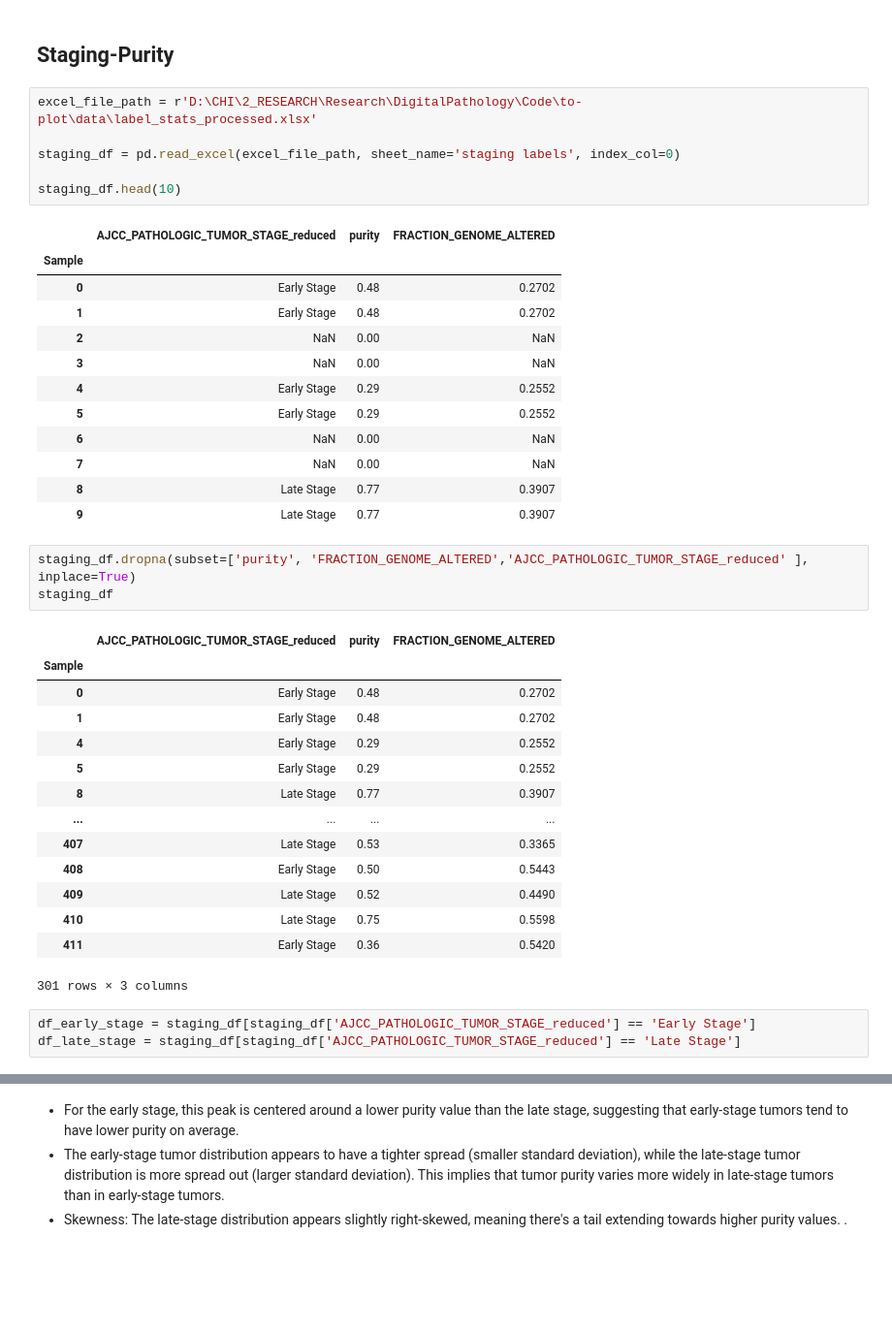
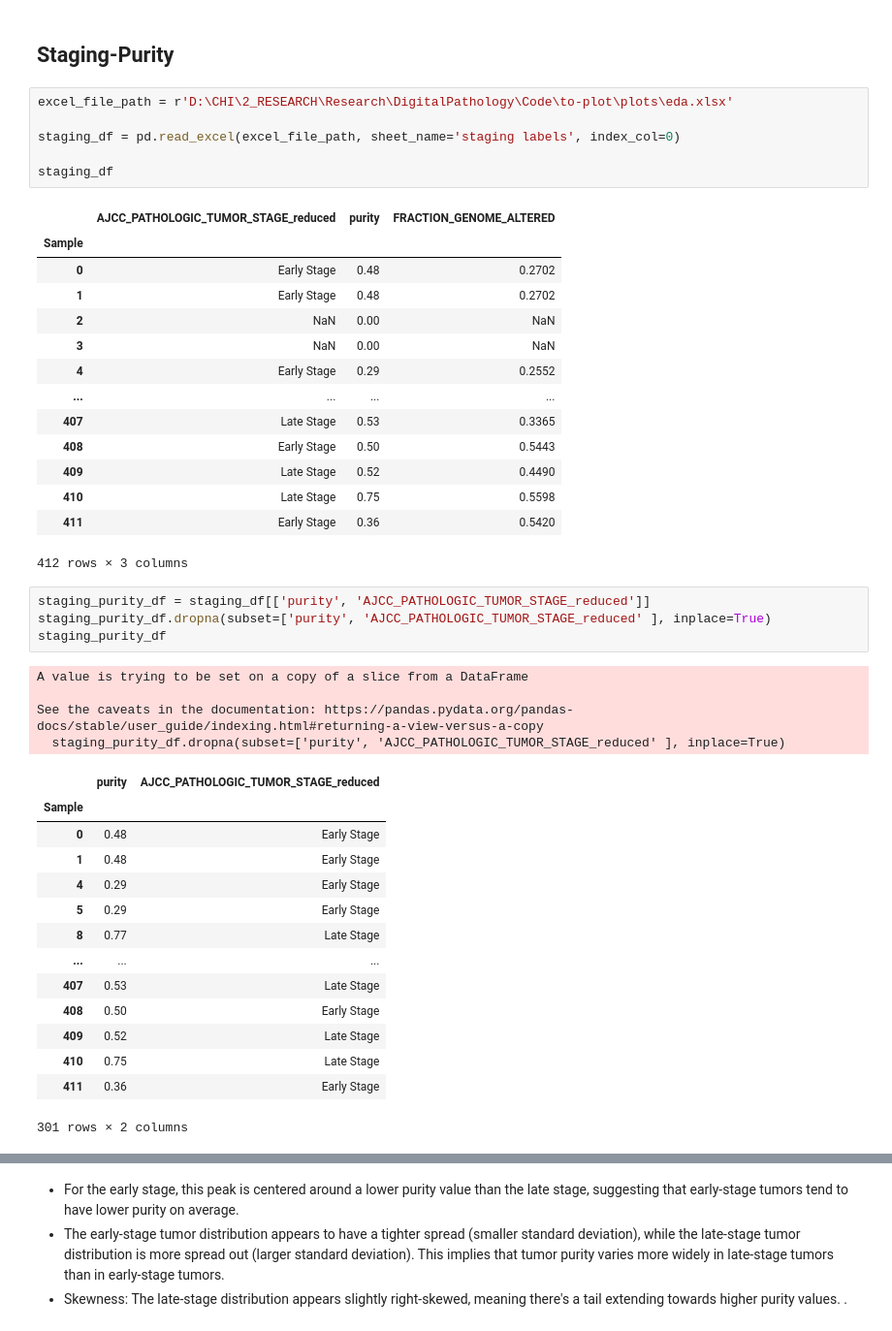
Before and after one commit to chiphan1110/BII-ITH-Viz, a Jupyter notebook: 1-label-eda.ipynb, the cells around one changed output, grey strips where cells are left out. Shown at 97% size. Drawn from its saved outputs; the diff is of its cells as text; blank space fills up the shorter version.

```diff
--- a/1-label-eda.ipynb
+++ b/1-label-eda.ipynb
@@ -206,11 +209,11 @@ Late Stage      49
 # %% [markdown]
 ## Staging-Purity
 # %%
-excel_file_path = r'D:\CHI\2_RESEARCH\Research\DigitalPathology\Code\to-plot\data\label_stats_processed.xlsx'
+excel_file_path = r'D:\CHI\2_RESEARCH\Research\DigitalPathology\Code\to-plot\plots\eda.xlsx'
 
 staging_df = pd.read_excel(excel_file_path, sheet_name='staging labels', index_col=0)
 
-staging_df.head(10)
+staging_df
 # %% [output]
 |  | AJCC_PATHOLOGIC_TUMOR_STAGE_reduced | purity | FRACTION_GENOME_ALTERED |
 | Sample |  |  |  |
@@ -219,29 +222,33 @@ staging_df.head(10)
 | 2 | NaN | 0.00 | NaN |
 | 3 | NaN | 0.00 | NaN |
 | 4 | Early Stage | 0.29 | 0.2552 |
-| 5 | Early Stage | 0.29 | 0.2552 |
-| 6 | NaN | 0.00 | NaN |
-| 7 | NaN | 0.00 | NaN |
-| 8 | Late Stage | 0.77 | 0.3907 |
-| 9 | Late Stage | 0.77 | 0.3907 |
+| ... | ... | ... | ... |
+| 407 | Late Stage | 0.53 | 0.3365 |
+| 408 | Early Stage | 0.50 | 0.5443 |
+| 409 | Late Stage | 0.52 | 0.4490 |
+| 410 | Late Stage | 0.75 | 0.5598 |
+| 411 | Early Stage | 0.36 | 0.5420 |
+412 rows × 3 columns
 # %%
-staging_df.dropna(subset=['purity', 'FRACTION_GENOME_ALTERED','AJCC_PATHOLOGIC_TUMOR_STAGE_reduced' ], inplace=True)
-staging_df
+staging_purity_df = staging_df[['purity', 'AJCC_PATHOLOGIC_TUMOR_STAGE_reduced']]
+staging_purity_df.dropna(subset=['purity', 'AJCC_PATHOLOGIC_TUMOR_STAGE_reduced' ], inplace=True)
+staging_purity_df
 # %% [output]
+A value is trying to be set on a copy of a slice from a DataFrame
+
+See the caveats in the documentation: https://pandas.pydata.org/pandas-docs/stable/user_guide/indexing.html#returning-a-view-versus-a-copy
+  staging_purity_df.dropna(subset=['purity', 'AJCC_PATHOLOGIC_TUMOR_STAGE_reduced' ], inplace=True)
-|  | AJCC_PATHOLOGIC_TUMOR_STAGE_reduced | purity | FRACTION_GENOME_ALTERED |
-| Sample |  |  |  |
-| 0 | Early Stage | 0.48 | 0.2702 |
-| 1 | Early Stage | 0.48 | 0.2702 |
-| 4 | Early Stage | 0.29 | 0.2552 |
-| 5 | Early Stage | 0.29 | 0.2552 |
-| 8 | Late Stage | 0.77 | 0.3907 |
-| ... | ... | ... | ... |
-| 407 | Late Stage | 0.53 | 0.3365 |
-| 408 | Early Stage | 0.50 | 0.5443 |
-| 409 | Late Stage | 0.52 | 0.4490 |
-| 410 | Late Stage | 0.75 | 0.5598 |
-| 411 | Early Stage | 0.36 | 0.5420 |
+|  | purity | AJCC_PATHOLOGIC_TUMOR_STAGE_reduced |
+| Sample |  |  |
+| 0 | 0.48 | Early Stage |
+| 1 | 0.48 | Early Stage |
+| 4 | 0.29 | Early Stage |
+| 5 | 0.29 | Early Stage |
+| 8 | 0.77 | Late Stage |
+| ... | ... | ... |
+| 407 | 0.53 | Late Stage |
+| 408 | 0.50 | Early Stage |
+| 409 | 0.52 | Late Stage |
+| 410 | 0.75 | Late Stage |
+| 411 | 0.36 | Early Stage |
-301 rows × 3 columns
+301 rows × 2 columns
-# %%
-df_early_stage = staging_df[staging_df['AJCC_PATHOLOGIC_TUMOR_STAGE_reduced'] == 'Early Stage']
-df_late_stage = staging_df[staging_df['AJCC_PATHOLOGIC_TUMOR_STAGE_reduced'] == 'Late Stage']
```
Also changed, not shown: parts of 80 cells of this notebook, 43 other files.
